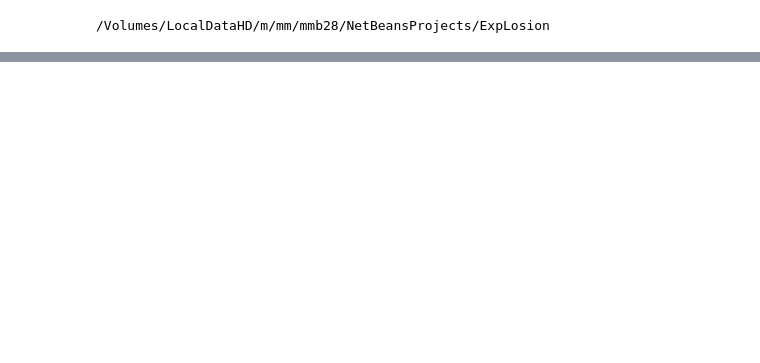
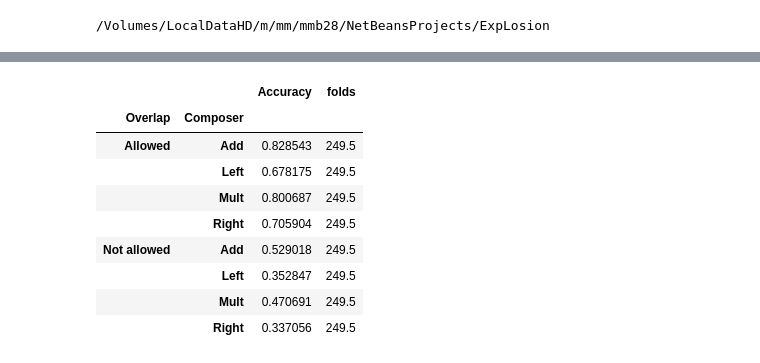
Before and after one commit to mbatchkarov/ExpLosion, a Jupyter notebook: notebooks/with_lexical_overlap.ipynb, the cells around one changed output, grey strips where cells are left out. Cells and saved outputs as stored; diff of their text form; code cells hidden in the pictures; blank space fills up the shorter version.

```diff
--- a/notebooks/with_lexical_overlap.ipynb
+++ b/notebooks/with_lexical_overlap.ipynb
@@ -57,0 +57,13 @@ g.savefig('plot-nps-with-lexical-overlap.pdf', format='pdf', dpi=300, bbox_inche
+# %%
+df.groupby(['Overlap', 'Composer']).mean()
+# %% [output]
+|  |  | Accuracy | folds |
+| Overlap | Composer |  |  |
+| Allowed | Add | 0.828543 | 249.5 |
+|  | Left | 0.678175 | 249.5 |
+|  | Mult | 0.800687 | 249.5 |
+|  | Right | 0.705904 | 249.5 |
+| Not allowed | Add | 0.529018 | 249.5 |
+|  | Left | 0.352847 | 249.5 |
+|  | Mult | 0.470691 | 249.5 |
+|  | Right | 0.337056 | 249.5 |
```
Also changed, not shown: parts of 2 cells of this notebook, 3 other files.
